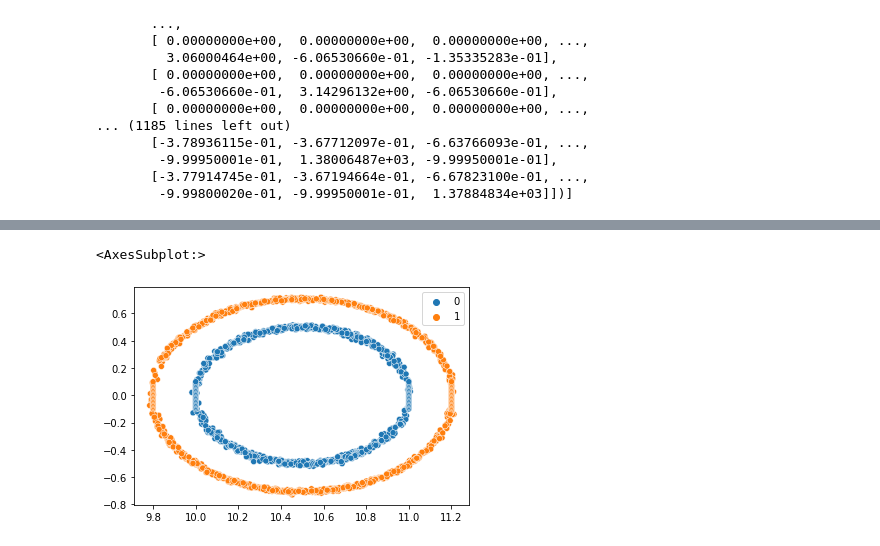
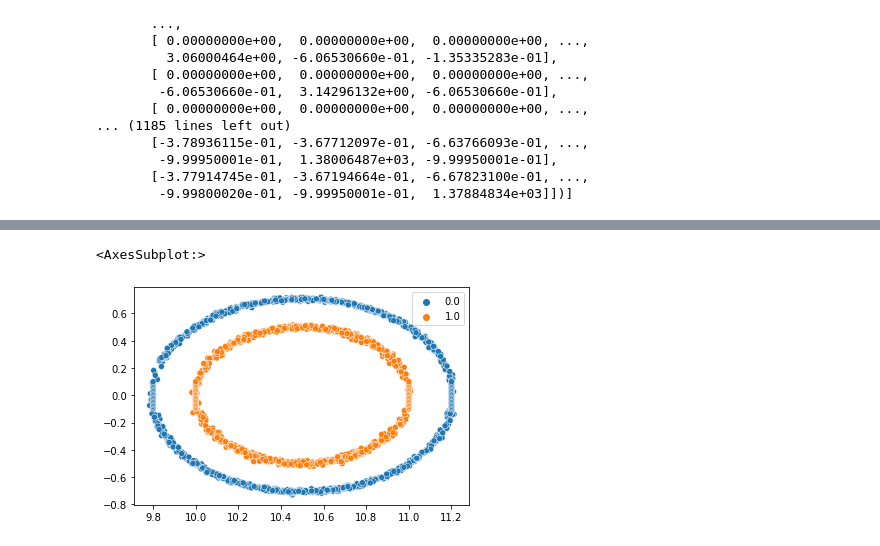
Before and after one commit to Karitori/SpectralClustering_vs_Kmeans, a Jupyter notebook: 1ML.ipynb, the cells around one changed output, grey strips where cells are left out. Saved outputs shown, nothing was run; the diff lists cells and outputs as text; code cells hidden in the pictures.

```diff
--- a/1ML.ipynb
+++ b/1ML.ipynb
@@ -75,13 +107,3 @@ print(L)
         -9.99950001e-01,  1.38006487e+03, -9.99950001e-01],
        [-3.77914745e-01, -3.67194664e-01, -6.67823100e-01, ...,
         -9.99800020e-01, -9.99950001e-01,  1.37884834e+03]])]
-# %%
-
-arr_of_kmeans=[]
-for i in range(len(sigma)):
-    eig_values,eig_vectors=np.linalg.eigh(L[i])
-    U=eig_vectors[:,1:2]
-    kmean=KMeans(n_clusters=2).fit(U.reshape(-1,1))
-    arr_of_kmeans.append(kmean)
-
-print(arr_of_kmeans)
@@ -90,5 +109,0 @@ print(arr_of_kmeans)
-# %%
-eig_values,eig_vectors=np.linalg.eigh(L[0])
-U=eig_vectors[:,1:2]
-y=arr_of_kmeans[0].predict(U.reshape(-1,1))
-print(len(y))
@@ -96,0 +130,12 @@ print(len(y))
+# %%
+def calcPredictions(eig_vectors):
+    predictions=np.zeros((100,2084))
+    for i in range(100):
+        for j in range(2084):
+            if(eig_vectors[i][j]>0):
+                predictions[i][j]=1
+            else:
+                predictions[i][j]=0
+    return predictions
+
+predictions=calcPredictions(arr_of_eig_vectors)
@@ -96,0 +175,13 @@ print(len(y))
+# %%
+def predict(L):
+    predictions=np.zeros((100,2084))
+
+    for i in range(len(sigma)):
+        eig_values,eig_vectors=np.linalg.eigh(L[i])
+        U=eig_vectors[:,1:2]
+        kmean=KMeans(n_clusters=2).fit(U.reshape(-1,1))
+        predictions[i]=kmean.predict(U.reshape(-1,1))
+
+    return predictions
+
+another_predictions=predict(L)
@@ -97,6 +215,5 @@ print(len(y))
 # %%
-
-sns.scatterplot(x=data[:,0], y=data[:,1],hue=y)
+sns.scatterplot(x=data[:,0], y=data[:,1],hue=another_predictions[2])
 # %% [output]
 <AxesSubplot:>
-[figure, old version]
+[figure, new version]
```
Also changed, not shown: parts of 13 cells of this notebook.
